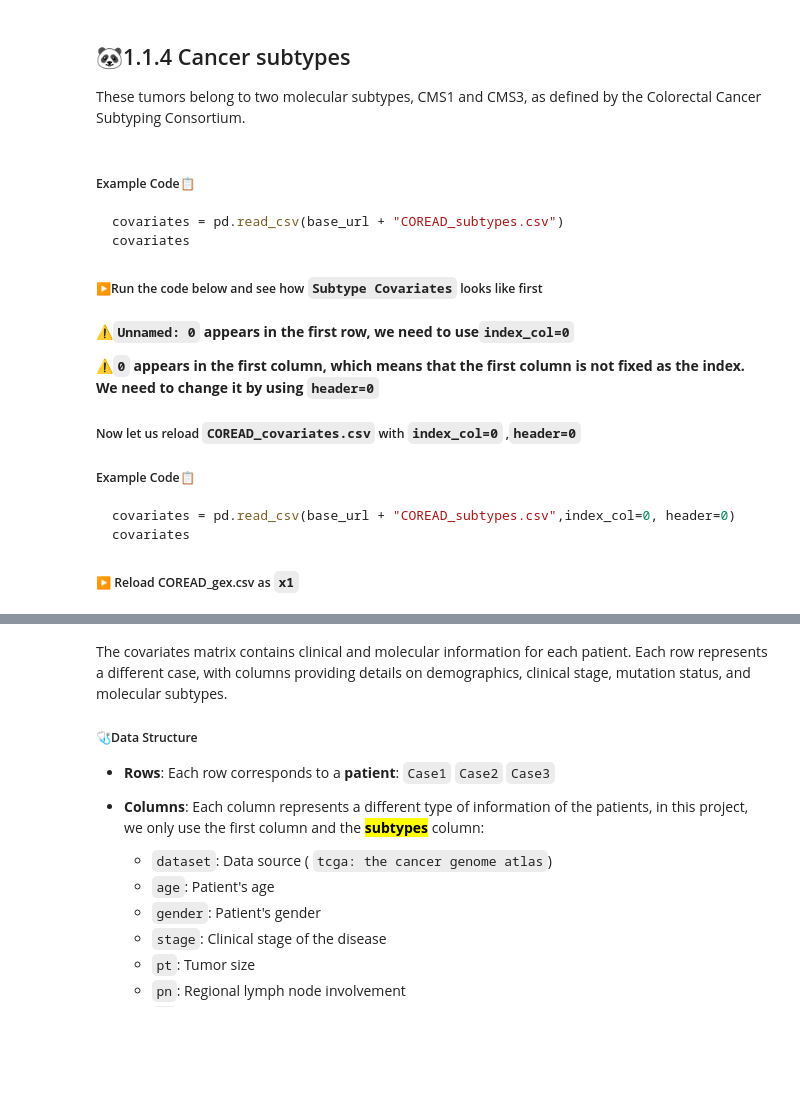
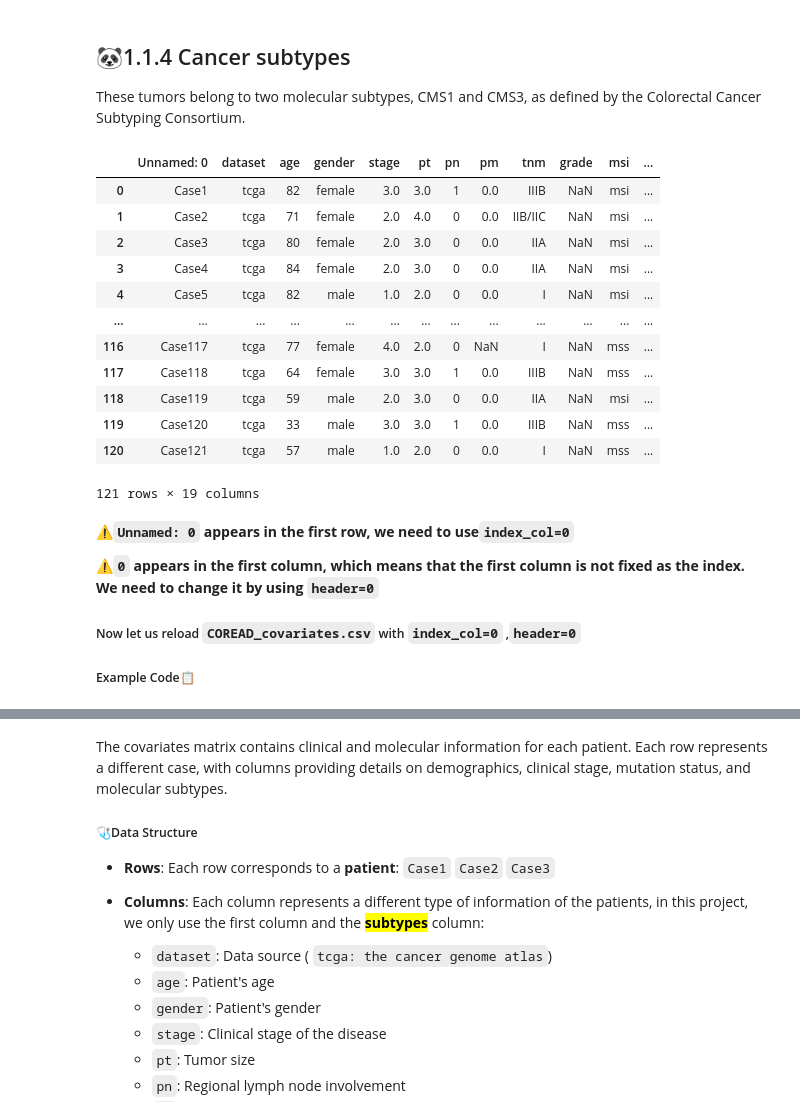
Before and after one commit to WanbingZeng/OMINEX, a Jupyter notebook: Chapeter 1 Data Loading and Preprocessing.ipynb, the cells around one changed output, grey strips where cells are left out. Cells and saved outputs as stored; diff of their text form; code cells hidden in the pictures; blank space fills up the shorter version.

````diff
--- a/Chapeter 1 Data Loading and Preprocessing.ipynb
+++ b/Chapeter 1 Data Loading and Preprocessing.ipynb
@@ -129,13 +147,23 @@ In the CNV matrix, each row represents a different copy number variation (CNV) r
 # %% [markdown]
 ## 🐼1.1.4 Cancer subtypes
 These tumors belong to two molecular subtypes, CMS1 and CMS3, as defined by the Colorectal Cancer Subtyping Consortium.
-# %% [markdown]
-##### Example Code📋
-```python
-covariates = pd.read_csv(base_url + "COREAD_subtypes.csv")
-covariates
-```
-##### ▶️Run the code below and see how `Subtype Covariates` looks like first
+# %%
+covariates = pd.read_csv(base_url + "COREAD_subtypes.csv")
+covariates
+# %% [output]
+|  | Unnamed: 0 | dataset | age | gender | stage | pt | pn | pm | tnm | grade | msi | ... |
+| 0 | Case1 | tcga | 82 | female | 3.0 | 3.0 | 1 | 0.0 | IIIB | NaN | msi | ... |
+| 1 | Case2 | tcga | 71 | female | 2.0 | 4.0 | 0 | 0.0 | IIB/IIC | NaN | msi | ... |
+| 2 | Case3 | tcga | 80 | female | 2.0 | 3.0 | 0 | 0.0 | IIA | NaN | msi | ... |
+| 3 | Case4 | tcga | 84 | female | 2.0 | 3.0 | 0 | 0.0 | IIA | NaN | msi | ... |
+| 4 | Case5 | tcga | 82 | male | 1.0 | 2.0 | 0 | 0.0 | I | NaN | msi | ... |
+| ... | ... | ... | ... | ... | ... | ... | ... | ... | ... | ... | ... | ... |
+| 116 | Case117 | tcga | 77 | female | 4.0 | 2.0 | 0 | NaN | I | NaN | mss | ... |
+| 117 | Case118 | tcga | 64 | female | 3.0 | 3.0 | 1 | 0.0 | IIIB | NaN | mss | ... |
+| 118 | Case119 | tcga | 59 | male | 2.0 | 3.0 | 0 | 0.0 | IIA | NaN | msi | ... |
+| 119 | Case120 | tcga | 33 | male | 3.0 | 3.0 | 1 | 0.0 | IIIB | NaN | mss | ... |
+| 120 | Case121 | tcga | 57 | male | 1.0 | 2.0 | 0 | 0.0 | I | NaN | mss | ... |
+121 rows × 19 columns
 # %% [markdown]
 **⚠️`Unnamed: 0`  appears in the first row, we need to use`index_col=0`**
 
@@ -143,8 +171,3 @@ covariates
 
 #####  Now let us reload `COREAD_covariates.csv` with `index_col=0` ,`header=0`
 ##### Example Code📋
-```python
-covariates = pd.read_csv(base_url + "COREAD_subtypes.csv",index_col=0, header=0)
-covariates
-```
-##### ▶️ Reload COREAD_gex.csv as `x1`
````
Also changed, not shown: parts of 32 cells of this notebook.
